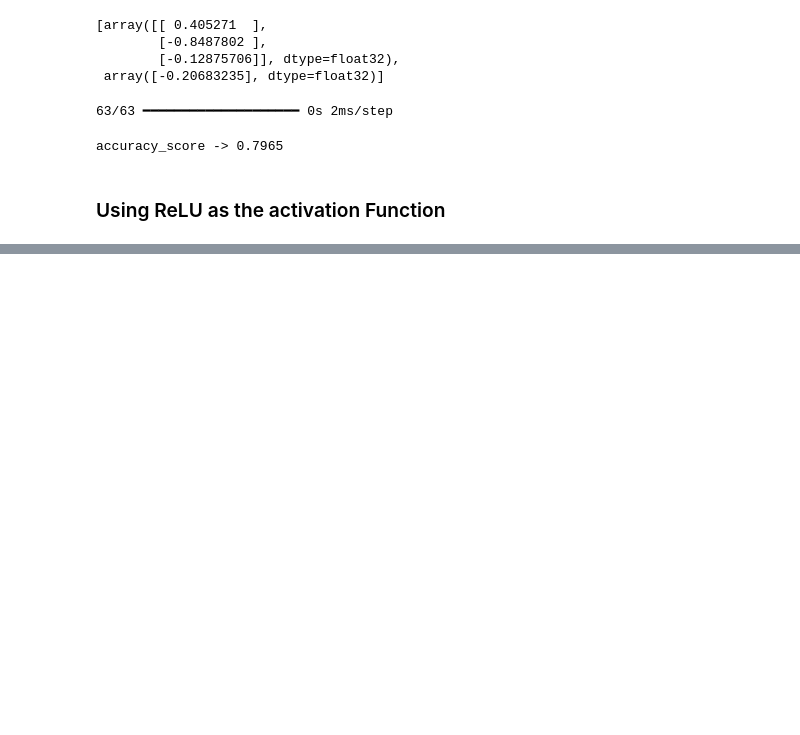
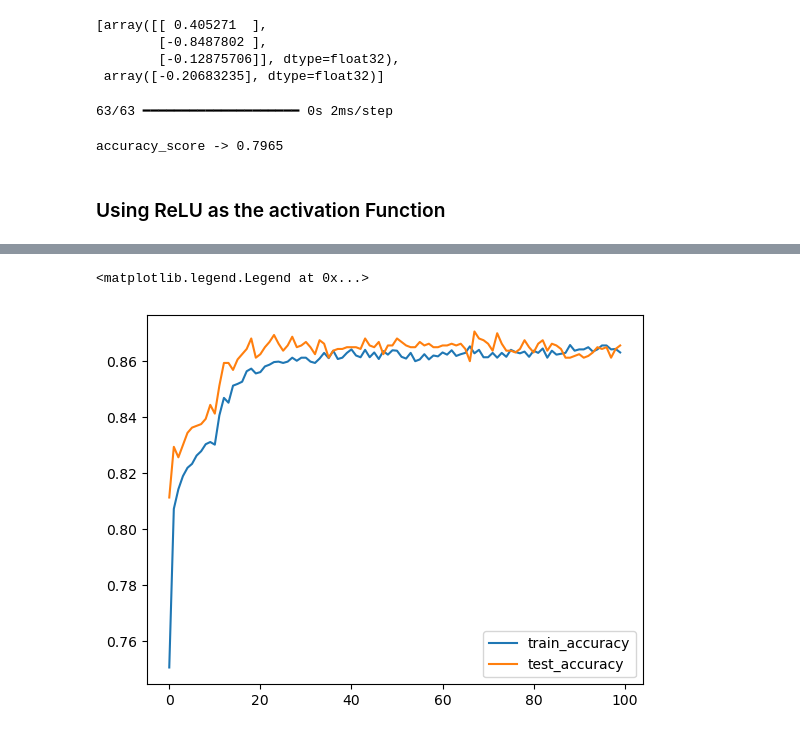
Before and after one commit to pradhumansoni/Deep_learning_in_ComputerVision, a Jupyter notebook: 2. Customer_Churn_Predictor/churn_predictor.ipynb, the cells around one changed output, grey strips where cells are left out. Cells and saved outputs as stored; diff of their text form; code cells hidden in the pictures; blank space fills up the shorter version.

```diff
--- a/2. Customer_Churn_Predictor/churn_predictor.ipynb
+++ b/2. Customer_Churn_Predictor/churn_predictor.ipynb
@@ -341,0 +349,7 @@ Accuracy -> 0.842
+# %%
+plt.plot(history.history['accuracy'],label='train_accuracy')
+plt.plot(history.history['val_accuracy'],label='test_accuracy') # this is actually a great result !! NO OVERFITTING FOUND!
+plt.legend()
+# %% [output]
+<matplotlib.legend.Legend at 0x...>
+[figure, added]
```
Also changed, not shown: parts of 2 cells of this notebook.
